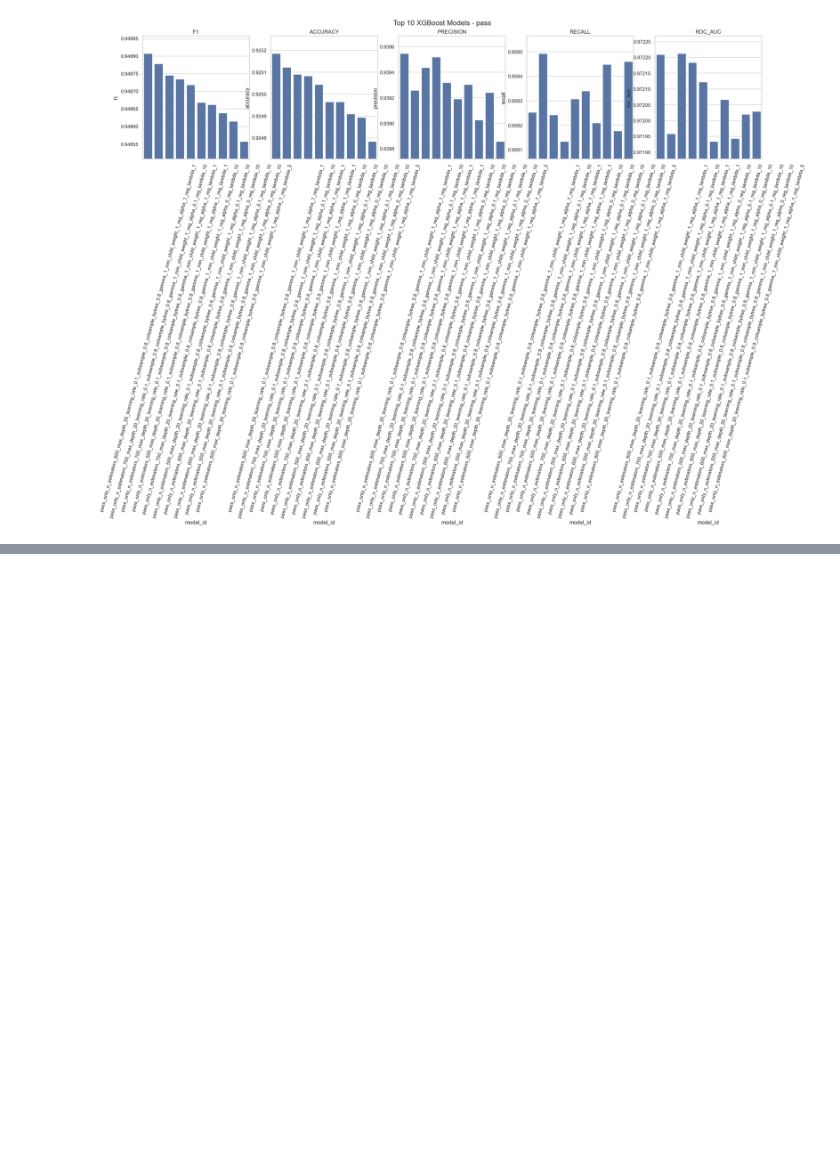
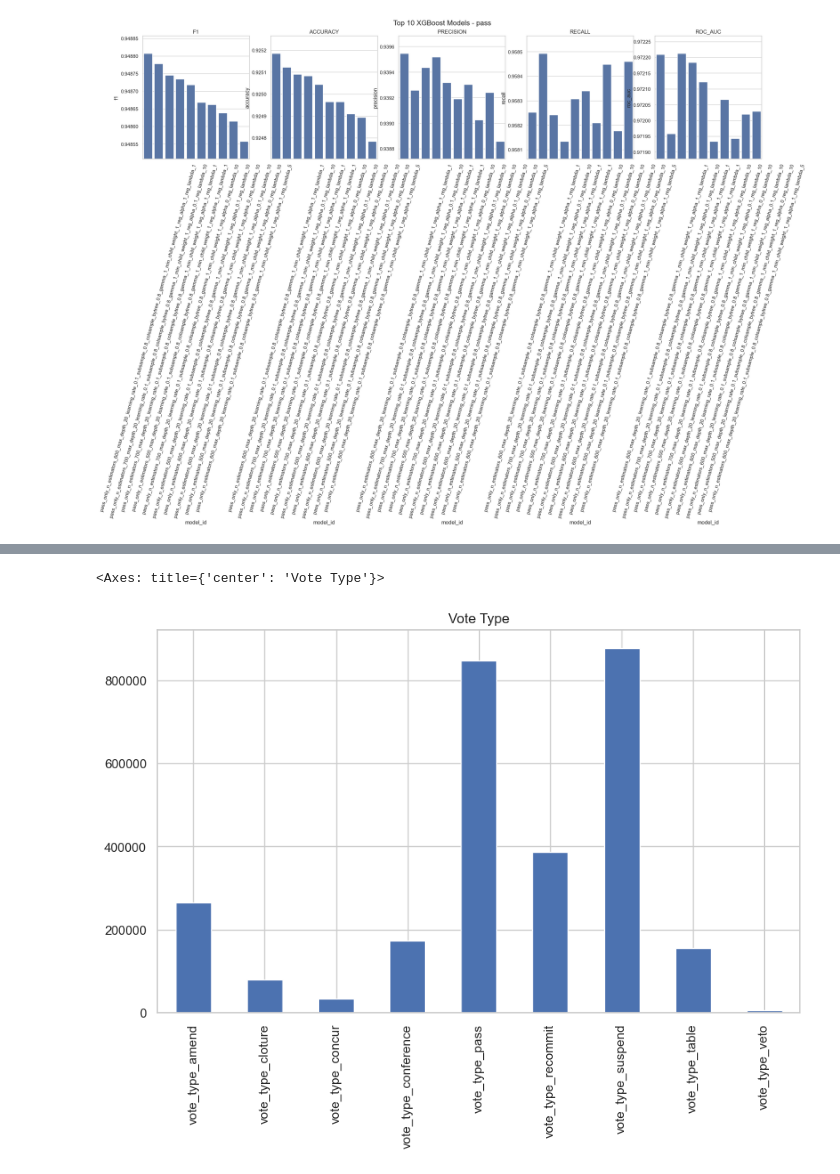
Before and after one commit to DeclanNelson178/stat5241_team_7, a Jupyter notebook: src/notebooks/evaluation.ipynb, the cells around one changed output, grey strips where cells are left out. Cells and saved outputs as stored; diff of their text form; code cells hidden in the pictures; blank space fills up the shorter version.

```diff
--- a/src/notebooks/evaluation.ipynb
+++ b/src/notebooks/evaluation.ipynb
@@ -181,0 +212,5 @@ roc_auc: 0.9723
+# %%
+df[[f for f in features if "vote_type" in f]].sum().plot.bar(title="Vote Type", figsize=(10, 6))
+# %% [output]
+<Axes: title={'center': 'Vote Type'}>
+[figure, added]
```
Also changed, not shown: parts of 6 cells of this notebook.
